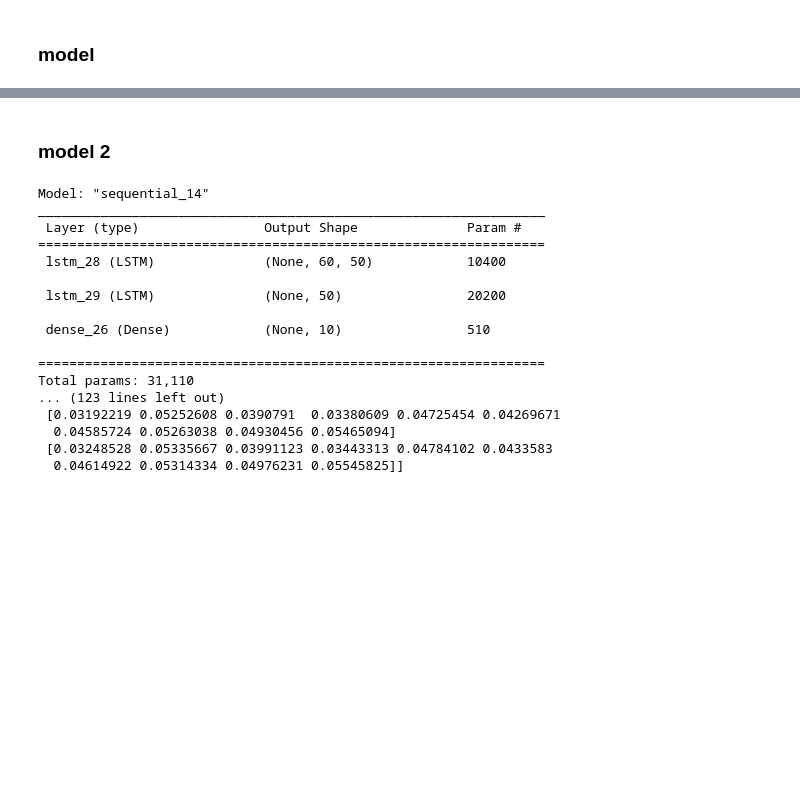
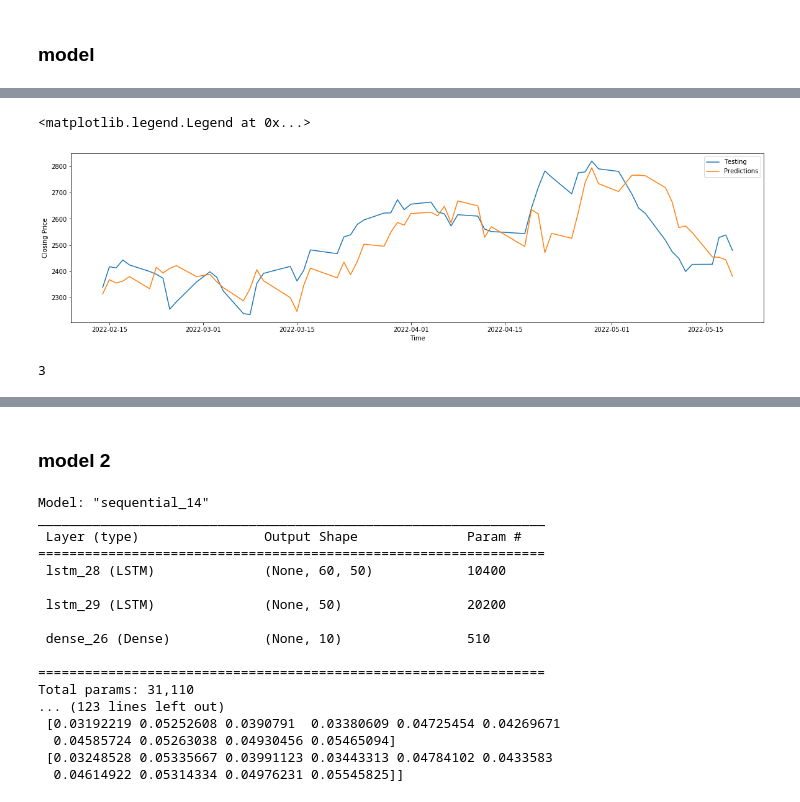
Before and after one commit to ilan-1/stock_prediction, a Jupyter notebook: explo.ipynb, the cells around one changed output, grey strips where cells are left out. Cells and saved outputs as stored; diff of their text form; code cells hidden in the pictures; blank space fills up the shorter version.

```diff
--- a/explo.ipynb
+++ b/explo.ipynb
@@ -286,2 +385,13 @@ plt.legend(loc = 'best')
+# %%
+plt.figure(figsize=(20, 5))
+#plt.plot(KOTAK['Date '][KOTAK['Date '] < '2022-02-01'], KOTAK['close '][KOTAK['Date '] < '2022-02-01'], label = 'Training')
+plt.plot(KOTAK['Date '][KOTAK['Date '] >= '2022-02-12'], Test_Y[:,0], label = 'Testing')
+plt.plot(KOTAK['Date '][KOTAK['Date '] >= '2022-02-12'], predictions[:,0], label = 'Predictions')
+plt.xlabel('Time')
+plt.ylabel('Closing Price')
+plt.legend(loc = 'best')
+# %% [output]
+<matplotlib.legend.Legend at 0x...>
+[figure, added]
 # %%
 # get last 5 day price and feed model to get next 5 day price
@@ -289,3 +403,7 @@ x = np.array([[2640.80,2543.85,2551.65,2561.05,2610.20]])
+# %%
+x.ndim
+# %% [output]
+3
 # %%
 prediction = model.predict(x)
 # %%
```
Also changed, not shown: parts of 31 cells of this notebook.
